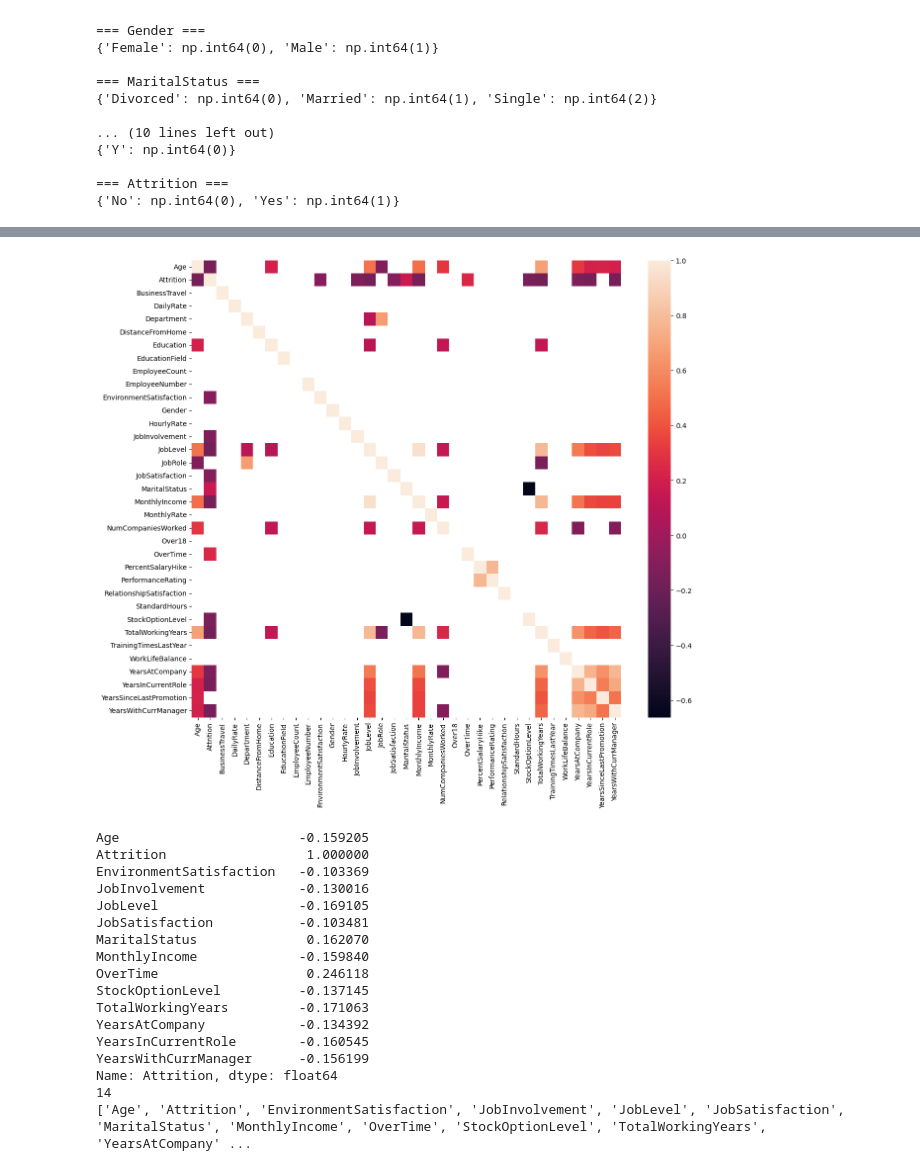
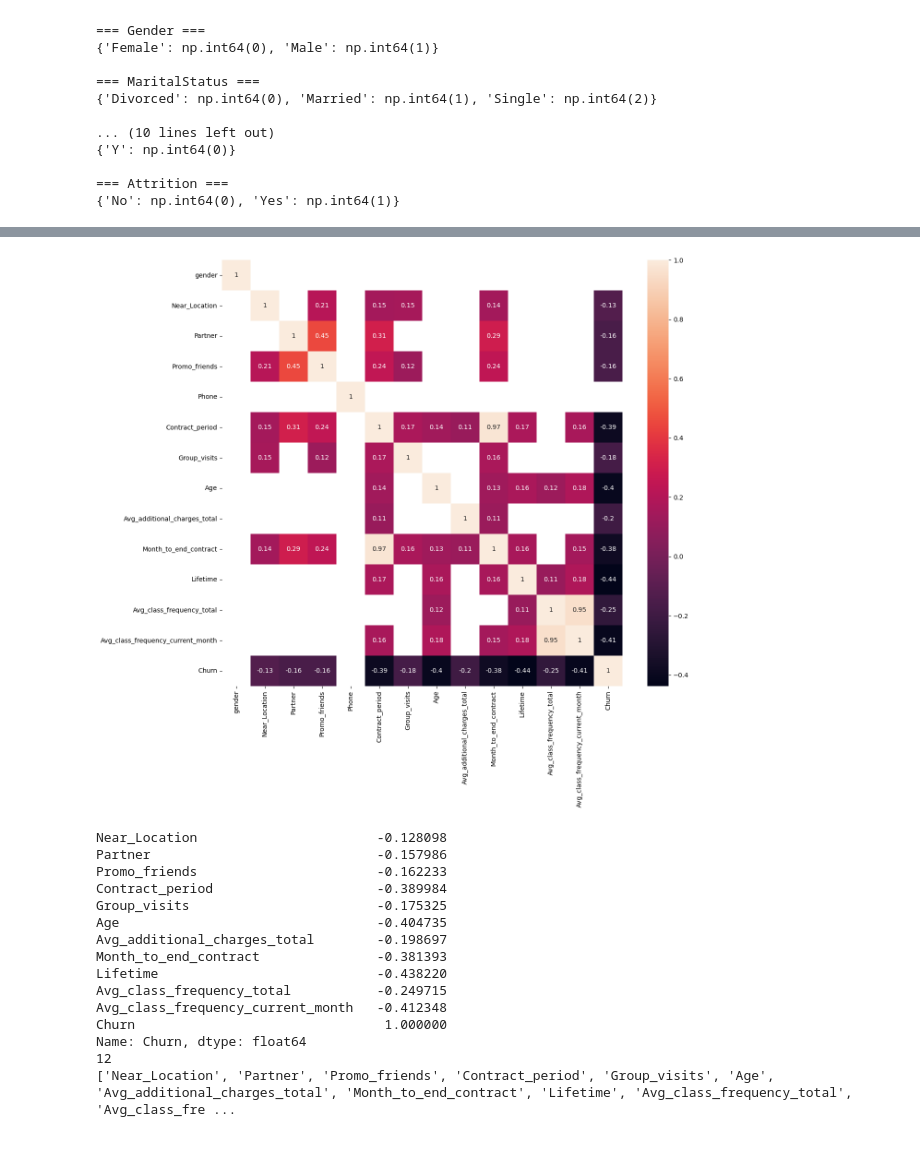
Before and after one commit to NK991118/SKN14-2nd-4Team, a Jupyter notebook: MoonSangHee/EDA.ipynb, the cells around one changed output, grey strips where cells are left out. Saved outputs shown, nothing was run; the diff lists cells and outputs as text; code cells hidden in the pictures.

```diff
--- a/MoonSangHee/EDA.ipynb
+++ b/MoonSangHee/EDA.ipynb
@@ -87,6 +7,6 @@ import pandas as pd
 import matplotlib.pyplot as plt
 import seaborn as sns
 # %%
-data = pd.read_csv('./data/HR_Employee_Attrition.csv')
+data = pd.read_csv('./data/gym_churn_us.csv')
 data.head()
 # %% [output]
@@ -314,12 +205,12 @@ plt.show()
 filtered_corr = corr_mat[corr_mat.abs() >= 0.1]
 # %%
 plt.figure(figsize=(14, 12))
-sns.heatmap(filtered_corr, annot=False)
+sns.heatmap(filtered_corr, annot=True)
 plt.show()
 # %% [output]
-[figure, old version]
+[figure, new version]
 # %%
-target = 'Attrition'
+target = 'Churn'
 
 # Attrition 열만 가져오기
 target_corr = corr_mat[target]
@@ -332,23 +223,21 @@ print(len(filtered_corr_attrition))
 filtered_columns = filtered_corr_attrition.index.tolist()
 print(filtered_columns)
 # %% [output]
-Age                       -0.159205
-Attrition                  1.000000
-EnvironmentSatisfaction   -0.103369
-JobInvolvement            -0.130016
-JobLevel                  -0.169105
-JobSatisfaction           -0.103481
-MaritalStatus              0.162070
-MonthlyIncome             -0.159840
-OverTime                   0.246118
-StockOptionLevel          -0.137145
-TotalWorkingYears         -0.171063
-YearsAtCompany            -0.134392
-YearsInCurrentRole        -0.160545
-YearsWithCurrManager      -0.156199
-Name: Attrition, dtype: float64
-14
-['Age', 'Attrition', 'EnvironmentSatisfaction', 'JobInvolvement', 'JobLevel', 'JobSatisfaction', 'MaritalStatus', 'MonthlyIncome', 'OverTime', 'StockOptionLevel', 'TotalWorkingYears', 'YearsAtCompany' ...
+Near_Location                       -0.128098
+Partner                             -0.157986
+Promo_friends                       -0.162233
+Contract_period                     -0.389984
+Group_visits                        -0.175325
+Age                                 -0.404735
+Avg_additional_charges_total        -0.198697
+Month_to_end_contract               -0.381393
+Lifetime                            -0.438220
+Avg_class_frequency_total           -0.249715
+Avg_class_frequency_current_month   -0.412348
+Churn                                1.000000
+Name: Churn, dtype: float64
+12
+['Near_Location', 'Partner', 'Promo_friends', 'Contract_period', 'Group_visits', 'Age', 'Avg_additional_charges_total', 'Month_to_end_contract', 'Lifetime', 'Avg_class_frequency_total', 'Avg_class_fre ...
 # %%
 df = data[filtered_columns]
 df.head()
```
Also changed, not shown: parts of 17 cells of this notebook, 12 other files.
